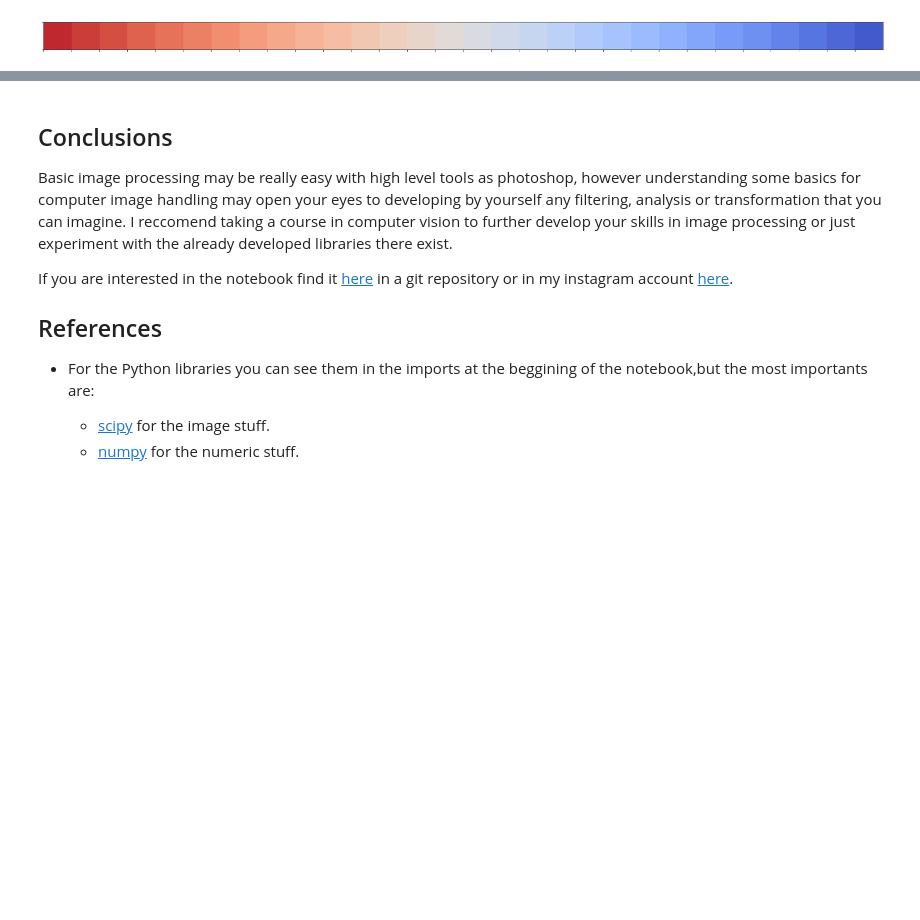
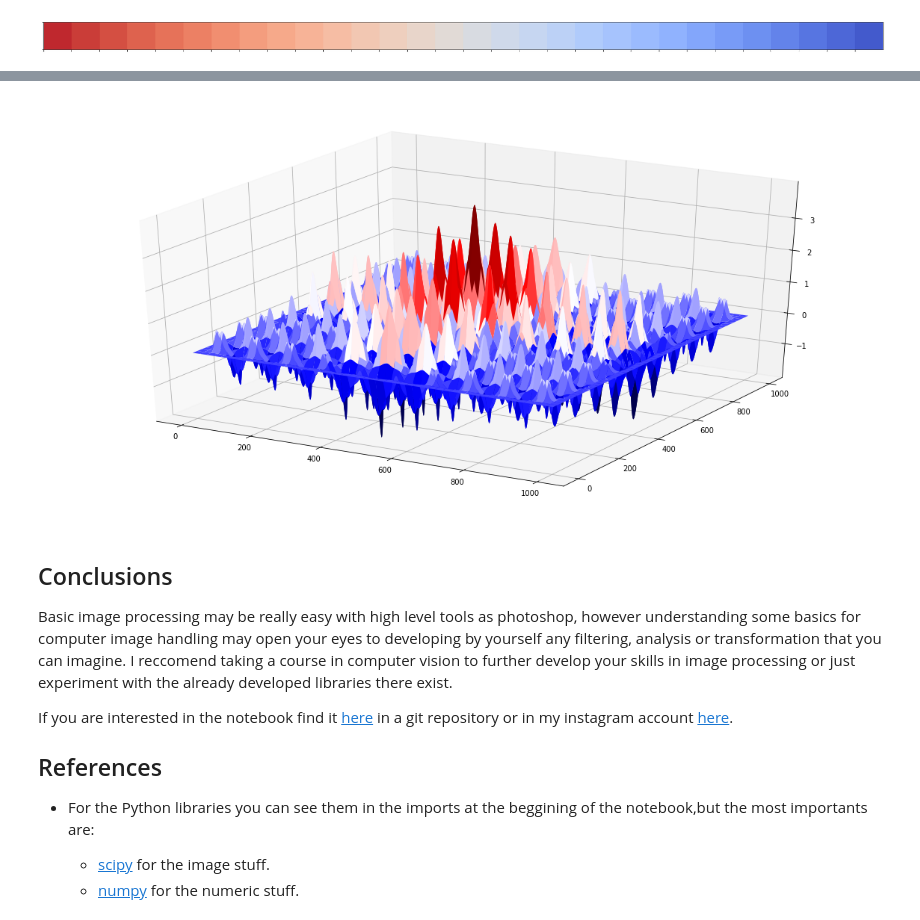
Before and after one commit to jeroaranda/notebooks, a Jupyter notebook: basic_but_not_standard.ipynb, the cells around one changed output, grey strips where cells are left out. Cells and saved outputs as stored; diff of their text form; code cells hidden in the pictures; blank space fills up the shorter version.

```diff
--- a/basic_but_not_standard.ipynb
+++ b/basic_but_not_standard.ipynb
@@ -313,3 +358,9 @@ sns.palplot(sns.color_palette("coolwarm", 30)[::-1])
+# %%
+X,Y=np.meshgrid(range(1000),range(1000))
+ax = plt.axes(projection='3d')
+ax.plot_surface(X, Y, img,cmap='seismic');
+# %% [output]
+[figure, added]
 # %% [markdown]
 ## Conclusions
 
```
Also changed, not shown: parts of 8 cells of this notebook, 4 other files.
